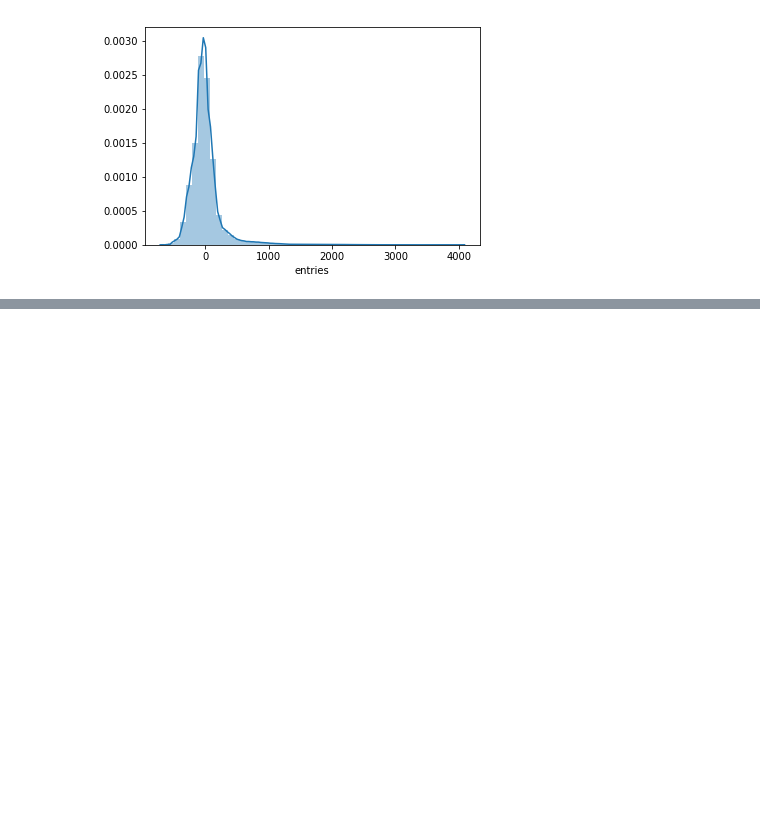
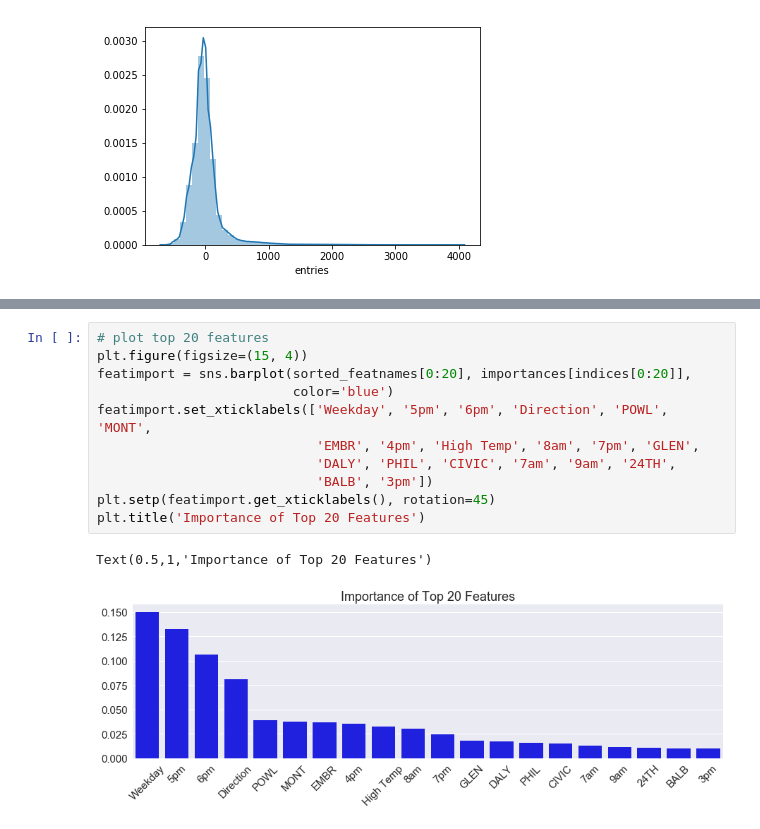
Before and after one commit to bkhurley/beat_the_crowd, a Jupyter notebook: model.ipynb, the cells around one changed output, grey strips where cells are left out. Drawn from its saved outputs; the diff is of its cells as text; blank space fills up the shorter version.

```diff
--- a/model.ipynb
+++ b/model.ipynb
@@ -261,0 +327,14 @@ y_lin = svr_lin.fit(X, y).predict(X)
+# %%
+# plot top 20 features
+plt.figure(figsize=(15, 4))
+featimport = sns.barplot(sorted_featnames[0:20], importances[indices[0:20]],
+                         color='blue')
+featimport.set_xticklabels(['Weekday', '5pm', '6pm', 'Direction', 'POWL', 'MONT',
+                            'EMBR', '4pm', 'High Temp', '8am', '7pm', 'GLEN',
+                            'DALY', 'PHIL', 'CIVIC', '7am', '9am', '24TH',
+                            'BALB', '3pm'])
+plt.setp(featimport.get_xticklabels(), rotation=45)
+plt.title('Importance of Top 20 Features')
+# %% [output]
+Text(0.5,1,'Importance of Top 20 Features')
+[figure, added]
```
Also changed, not shown: parts of 21 cells of this notebook.
